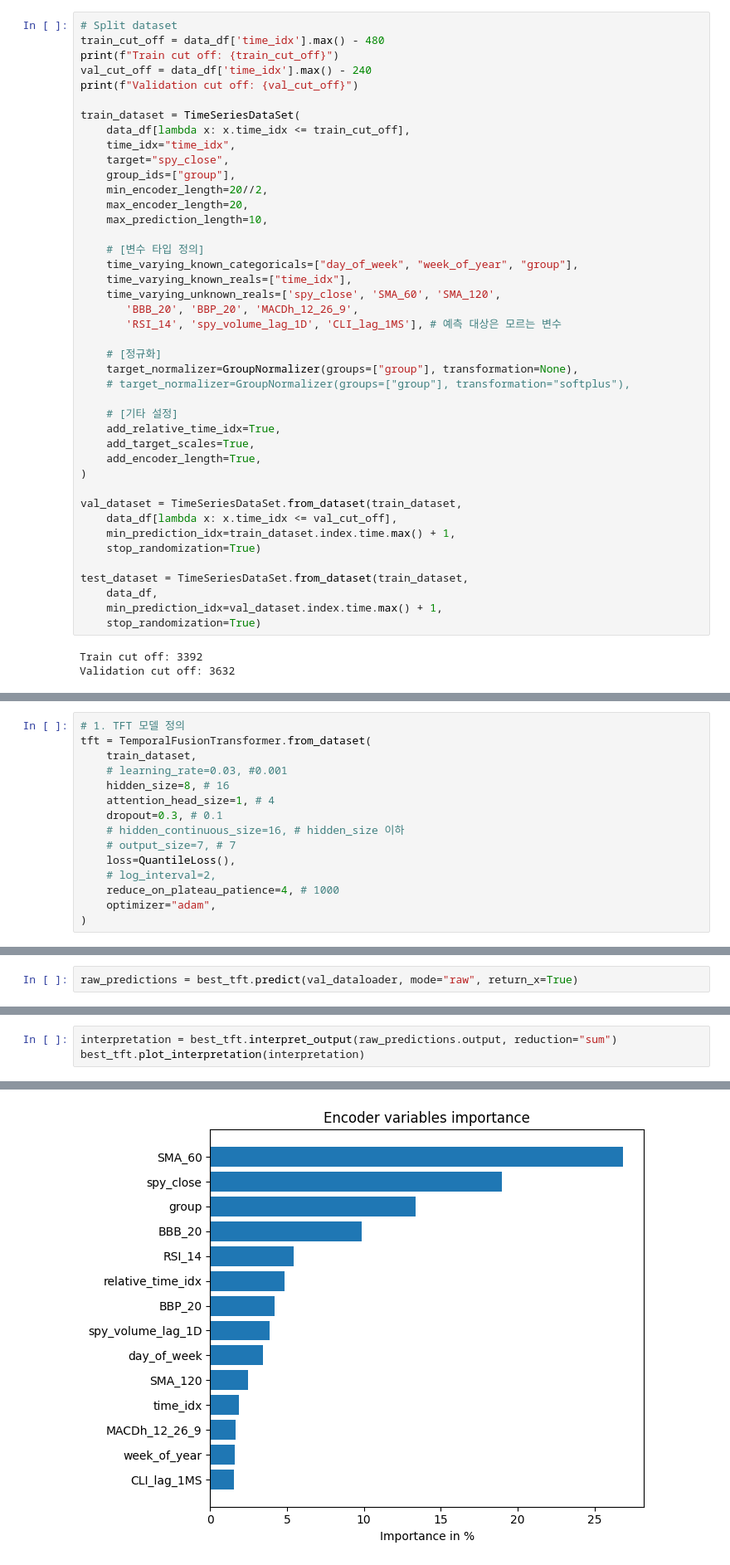
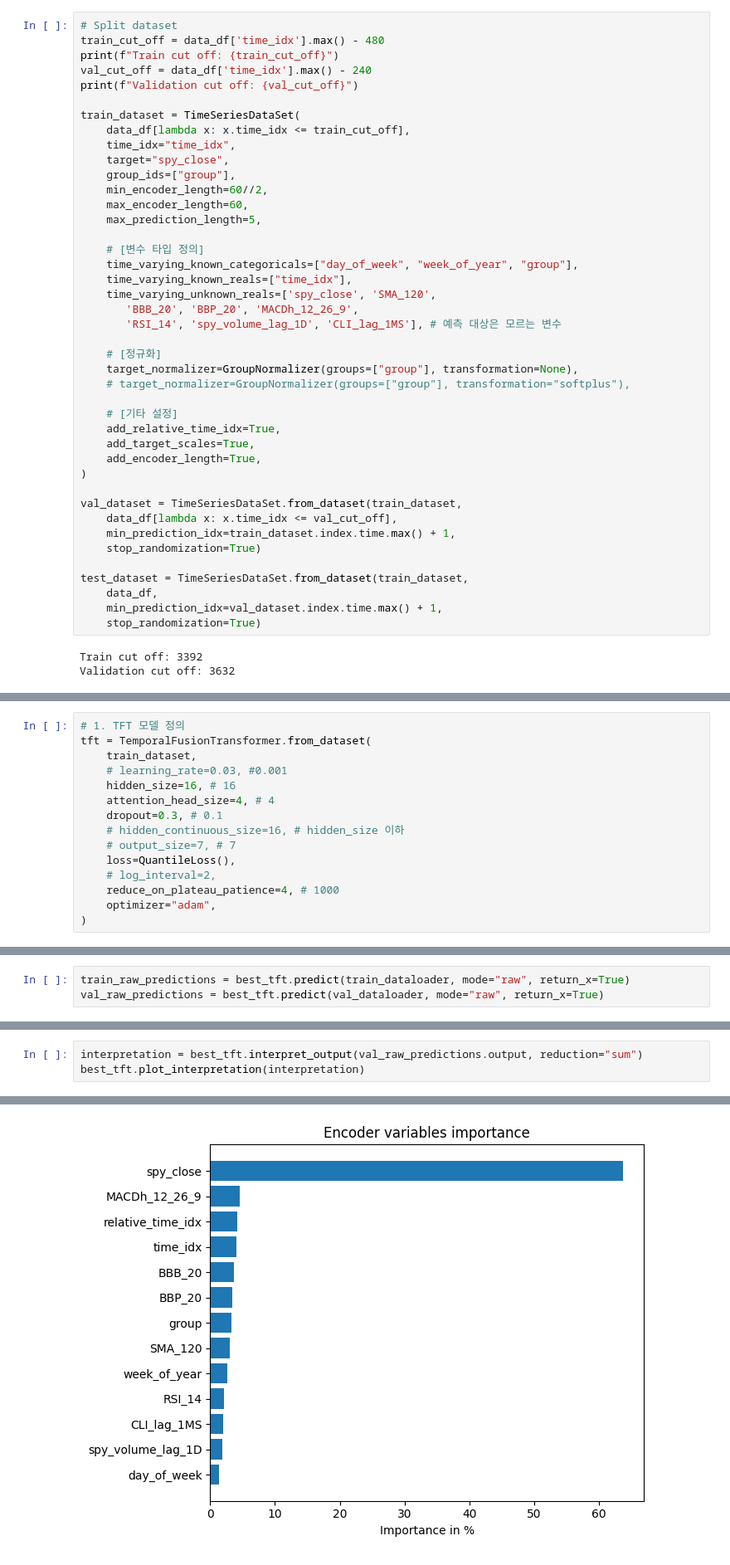
Before and after one commit to kdywwww/snp_project, a Jupyter notebook: Modeling/modeling.ipynb, the cells around one changed output, grey strips where cells are left out. Shown: that part at 83% size. Cells and saved outputs as stored; diff of their text form.

Commit message:
feat: check train result

```diff
--- a/Modeling/modeling.ipynb
+++ b/Modeling/modeling.ipynb
@@ -59,14 +70,14 @@ train_dataset = TimeSeriesDataSet(
     time_idx="time_idx",
     target="spy_close",
     group_ids=["group"],
-    min_encoder_length=20//2,
-    max_encoder_length=20,
-    max_prediction_length=10,
+    min_encoder_length=60//2,
+    max_encoder_length=60,
+    max_prediction_length=5,
 
     # [변수 타입 정의]
     time_varying_known_categoricals=["day_of_week", "week_of_year", "group"],
     time_varying_known_reals=["time_idx"],
-    time_varying_unknown_reals=['spy_close', 'SMA_60', 'SMA_120',
+    time_varying_unknown_reals=['spy_close', 'SMA_120',
        'BBB_20', 'BBP_20', 'MACDh_12_26_9',
        'RSI_14', 'spy_volume_lag_1D', 'CLI_lag_1MS'], # 예측 대상은 모르는 변수
 
@@ -127,8 +136,8 @@ TPU available: False, using: 0 TPU cores
 tft = TemporalFusionTransformer.from_dataset(
     train_dataset,
     # learning_rate=0.03, #0.001
-    hidden_size=8, # 16
-    attention_head_size=1, # 4
+    hidden_size=16, # 16
+    attention_head_size=4, # 4
     dropout=0.3, # 0.1
     # hidden_continuous_size=16, # hidden_size 이하
     # output_size=7, # 7
@@ -192,2 +200,3 @@ MAE on validation set: 80.8293685913086
 # %%
-raw_predictions = best_tft.predict(val_dataloader, mode="raw", return_x=True)
+train_raw_predictions = best_tft.predict(train_dataloader, mode="raw", return_x=True)
+val_raw_predictions = best_tft.predict(val_dataloader, mode="raw", return_x=True)
@@ -210,5 +241,5 @@ plt.show()
 # %%
-interpretation = best_tft.interpret_output(raw_predictions.output, reduction="sum")
+interpretation = best_tft.interpret_output(val_raw_predictions.output, reduction="sum")
 best_tft.plot_interpretation(interpretation)
 # %% [output]
 {'attention': <Figure size 640x480 with 1 Axes>,
@@ -220 +251 @@ best_tft.plot_interpretation(interpretation)
-[figure, old version]
+[figure, new version]
```
Also changed, not shown: parts of 18 cells of this notebook.
